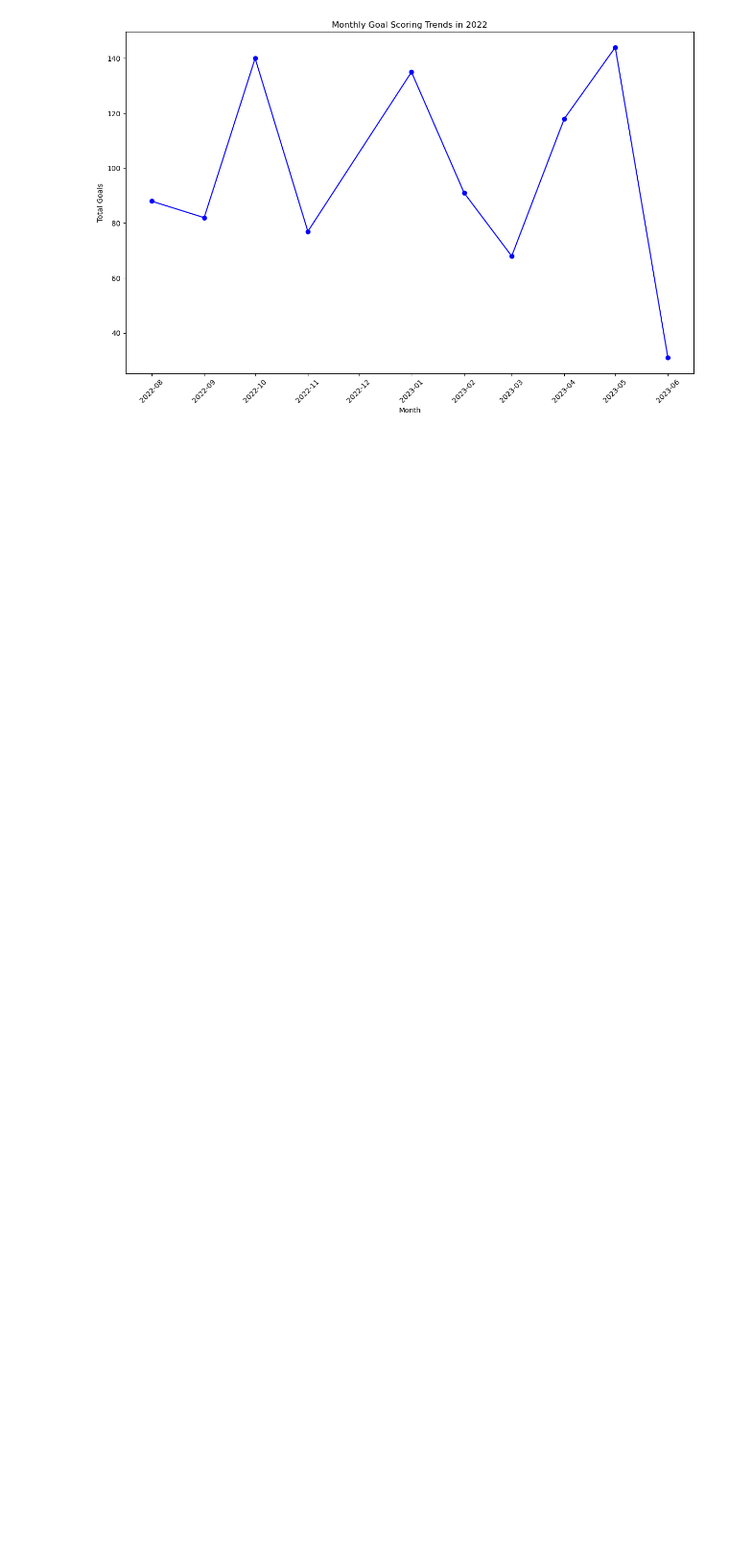
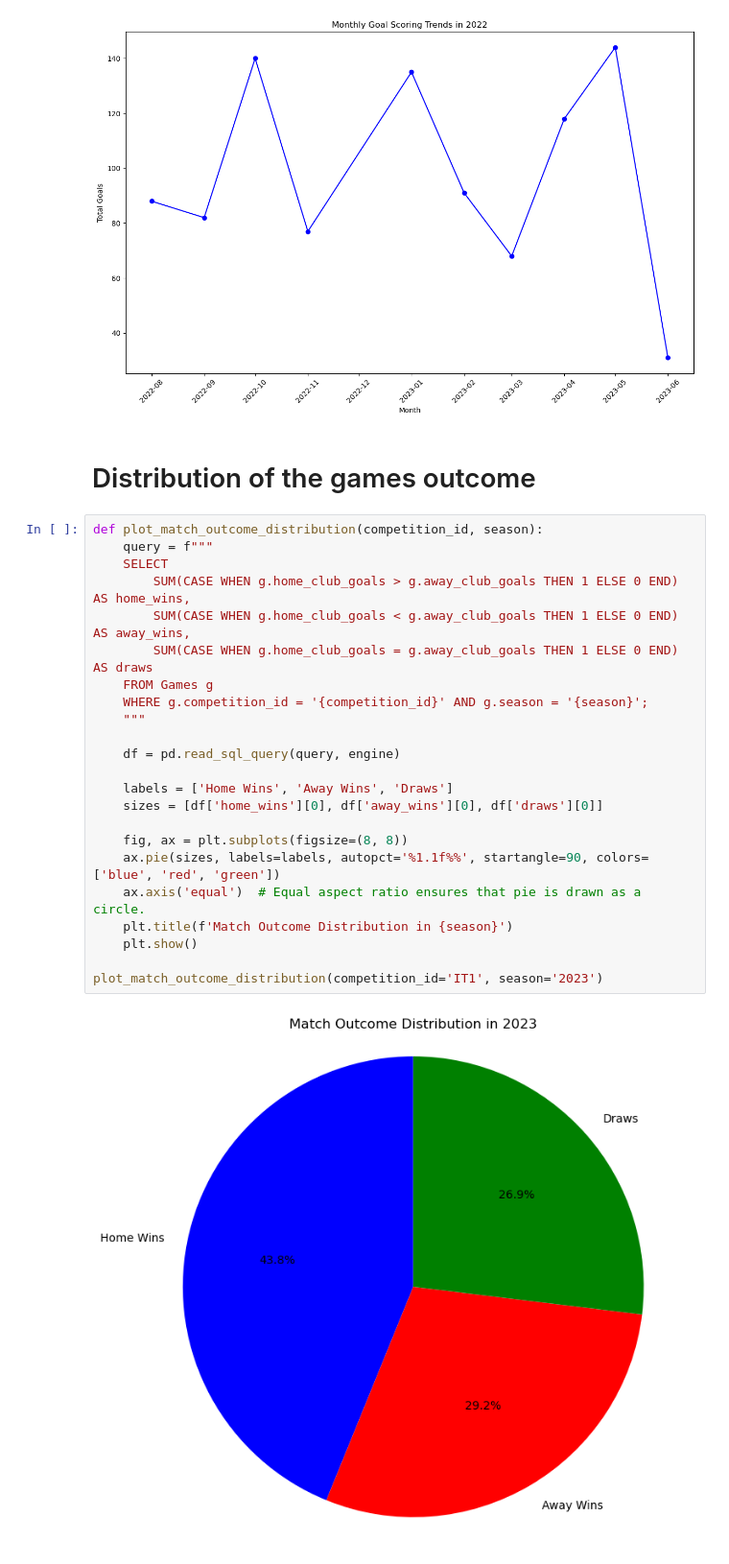
Before and after one commit to marv150302/Football-Stats-Project, a Jupyter notebook: solution/jupyter_data_analysis/data_analysis.ipynb, the cells around one changed output. Shown at 96% size. Saved outputs shown, nothing was run; the diff lists cells and outputs as text; blank space fills up the shorter version.

```diff
--- a/solution/jupyter_data_analysis/data_analysis.ipynb
+++ b/solution/jupyter_data_analysis/data_analysis.ipynb
@@ -1120,3 +1249,30 @@ def plot_monthly_goal_scoring_trends(competition_id, season):
 plot_monthly_goal_scoring_trends(competition_id='IT1', season='2022')
 # %% [output]
 [figure]
+# %% [markdown]
+# Distribution of the games outcome
+# %%
+def plot_match_outcome_distribution(competition_id, season):
+    query = f"""
+    SELECT
+        SUM(CASE WHEN g.home_club_goals > g.away_club_goals THEN 1 ELSE 0 END) AS home_wins,
+        SUM(CASE WHEN g.home_club_goals < g.away_club_goals THEN 1 ELSE 0 END) AS away_wins,
+        SUM(CASE WHEN g.home_club_goals = g.away_club_goals THEN 1 ELSE 0 END) AS draws
+    FROM Games g
+    WHERE g.competition_id = '{competition_id}' AND g.season = '{season}';
+    """
+
+    df = pd.read_sql_query(query, engine)
+
+    labels = ['Home Wins', 'Away Wins', 'Draws']
+    sizes = [df['home_wins'][0], df['away_wins'][0], df['draws'][0]]
+
+    fig, ax = plt.subplots(figsize=(8, 8))
+    ax.pie(sizes, labels=labels, autopct='%1.1f%%', startangle=90, colors=['blue', 'red', 'green'])
+    ax.axis('equal')  # Equal aspect ratio ensures that pie is drawn as a circle.
+    plt.title(f'Match Outcome Distribution in {season}')
+    plt.show()
+
+plot_match_outcome_distribution(competition_id='IT1', season='2023')
+# %% [output]
+[figure, added]
```
Also changed, not shown: parts of 10 cells of this notebook.
